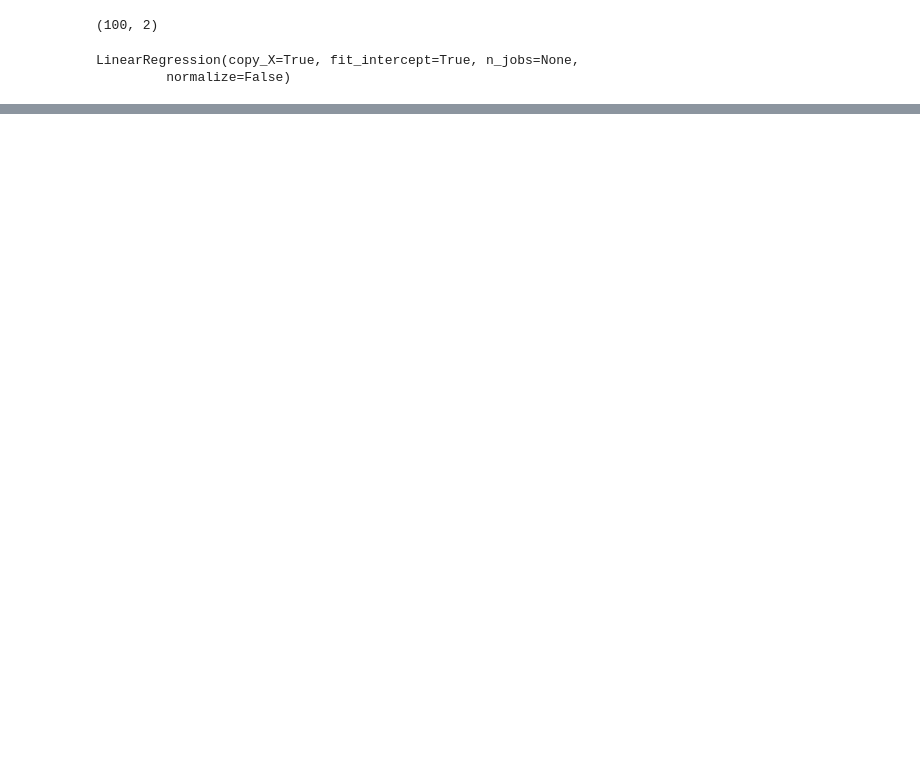
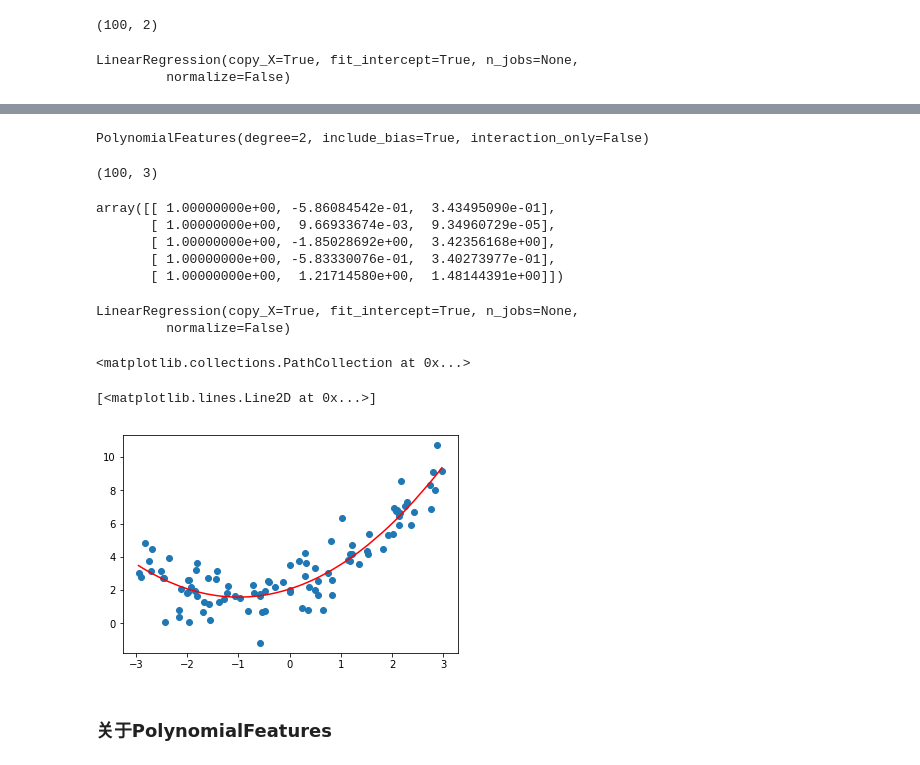
Before and after one commit to coderzc/machine_learning, a Jupyter notebook: jupyter/polynomial_regression/1_polynomial_regression.ipynb, the cells around one changed output, grey strips where cells are left out. Saved outputs shown, nothing was run; the diff lists cells and outputs as text; code cells hidden in the pictures; blank space fills up the shorter version.

```diff
--- a/jupyter/polynomial_regression/1_polynomial_regression.ipynb
+++ b/jupyter/polynomial_regression/1_polynomial_regression.ipynb
@@ -73,0 +78,35 @@ array([1.02006296, 0.48914775])
+# %%
+poly = PolynomialFeatures(degree=2)
+poly.fit(X)
+X2 = poly.transform(X)
+# %% [output]
+PolynomialFeatures(degree=2, include_bias=True, interaction_only=False)
+# %%
+X2.shape
+# %% [output]
+(100, 3)
+# %%
+X2[:5]
+# %% [output]
+array([[ 1.00000000e+00, -5.86084542e-01,  3.43495090e-01],
+       [ 1.00000000e+00,  9.66933674e-03,  9.34960729e-05],
+       [ 1.00000000e+00, -1.85028692e+00,  3.42356168e+00],
+       [ 1.00000000e+00, -5.83330076e-01,  3.40273977e-01],
+       [ 1.00000000e+00,  1.21714580e+00,  1.48144391e+00]])
+# %%
+lin_reg2 = LinearRegression()
+lin_reg2.fit(X2,y)
+y_predict2 = lin_reg2.predict(X2)
+# %% [output]
+LinearRegression(copy_X=True, fit_intercept=True, n_jobs=None,
+         normalize=False)
+# %%
+plt.scatter(x,y)
+plt.plot(np.sort(x),y_predict2[np.argsort(x)],color='r')
+plt.show()
+# %% [output]
+<matplotlib.collections.PathCollection at 0x...>
+[<matplotlib.lines.Line2D at 0x...>]
+[figure, added]
+# %% [markdown]
+### 关于PolynomialFeatures
```
Also changed, not shown: parts of 17 cells of this notebook, 4 other files.
